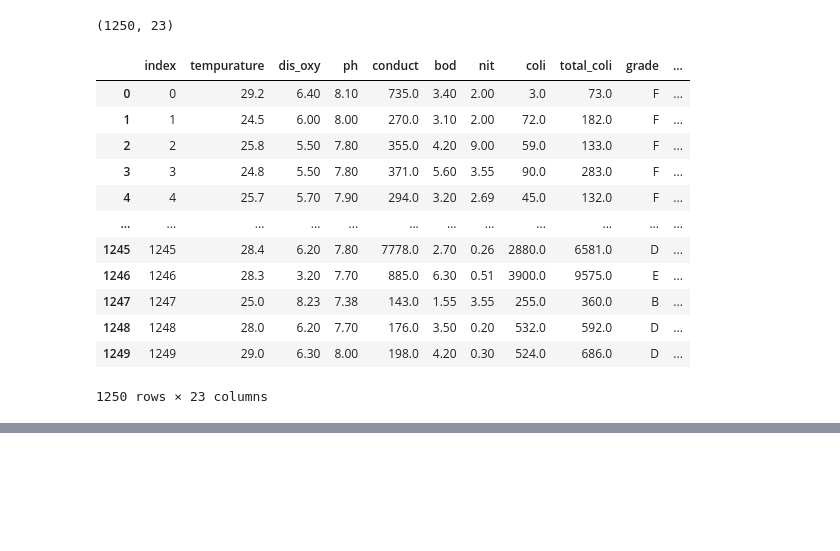
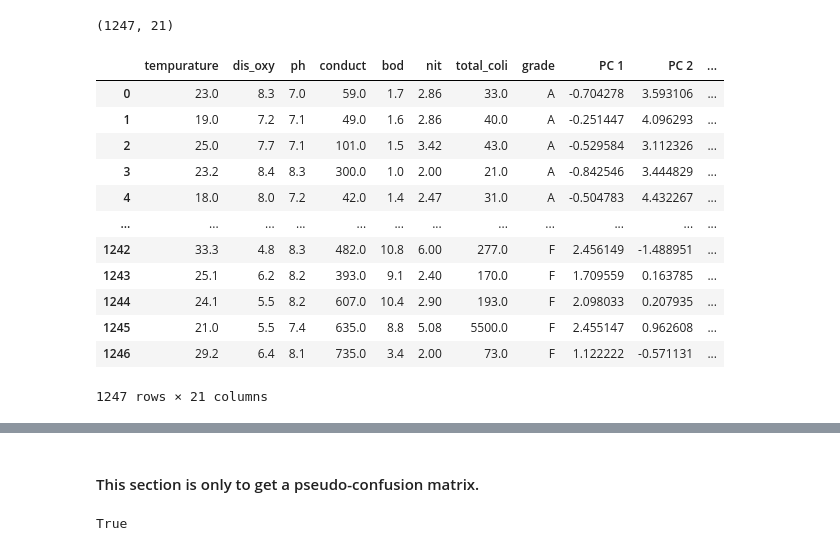
Before and after one commit to Lamismn/Water_Potability_Classification, a Jupyter notebook: water_potability_graded_k_means.ipynb, the cells around one changed output, grey strips where cells are left out. Cells and saved outputs as stored; diff of their text form; code cells hidden in the pictures; blank space fills up the shorter version.

```diff
--- a/water_potability_graded_k_means.ipynb
+++ b/water_potability_graded_k_means.ipynb
@@ -74,0 +90,10 @@ water_df_drop.head(10)
+# %%
+# Sorting DataFrame by grade
+water_df = water_df.sort_values(["grade"])
+# Grab a 1-column DataFrame of the state names
+water_df_sorted = water_df.reset_index(drop=True)
+region_names_df = water_df_sorted[["region"]]
+# coli column is dropped because it isn't one of the criteria for the grading system
+# station_code and region are also dropped as they have no effect on the grading system
+final_water_df = water_df_sorted.drop(["region", "station_code", "coli"], axis=1)
+final_water_df.head()
@@ -75,7 +107,7 @@ water_df_drop.head(10)
 # %%
 # Use get_dummies() to create variables for text features.
-# Creating a new dataframe
-X = pd.get_dummies(water_df_drop, columns=["grade"])
+# Creating a new DataFrame
+X = pd.get_dummies(final_water_df, columns=["grade"])
 print(X.shape)
 X.head(10)
 # %% [output]
@@ -118,7 +150,7 @@ array([[ 0.81481687, -0.80360485, -0.97507007, ..., -0.76396798,
 pcs_df = pd.DataFrame(
     data=X_new, columns=["PC 1", "PC 2", "PC 3", "PC 4",
                          "PC 5", "PC 6", "PC 7", "PC 8",
-                         "PC 9", "PC 10", "PC 11"], index=water_df_drop.index)
+                         "PC 9", "PC 10", "PC 11"], index=final_water_df.index)
 print(pcs_df.shape)
-pcs_df.head(10)
+pcs_df
 # %% [output]
@@ -142,16 +175,0 @@ sum(water_pca.explained_variance_ratio_)
-# %%
-# Create an elbow curve to find the best value for K.
-# Create a list to store values
-inertia = []
-K = list(range(1, 11))
-
-# Calculate the inertia for the range of K values
-for v in K:
-   km = KMeans(n_clusters=v, random_state=0)
-   km.fit(pcs_df)
-   inertia.append(km.inertia_)
-
-# Create the ElbowCurve using hvPlot
-elbow_data = {"K": K, "inertia": inertia}
-df_elbow = pd.DataFrame(elbow_data)
-df_elbow.hvplot.line(x="K", y="inertia", xticks=K, title="Elbow Curve")
@@ -172,28 +188,28 @@ array([5, 5, 5, ..., 1, 4, 4])
 # %%
-clustered_df = pd.concat([water_df_drop, pcs_df], axis=1)
+clustered_df = pd.concat([final_water_df, pcs_df], axis=1)
 clustered_df = pd.concat([clustered_df, region_names_df], axis=1)
 
 # Add a new column, "Class" to the clustered_df DataFrame that holds the predictions.
 clustered_df["Class"] = model.labels_
 
 # Print the shape of the clustered_df
 print(clustered_df.shape)
 clustered_df
 # %% [output]
-(1250, 23)
+(1247, 21)
-|  | index | tempurature | dis_oxy | ph | conduct | bod | nit | coli | total_coli | grade | ... |
-| 0 | 0 | 29.2 | 6.40 | 8.10 | 735.0 | 3.40 | 2.00 | 3.0 | 73.0 | F | ... |
-| 1 | 1 | 24.5 | 6.00 | 8.00 | 270.0 | 3.10 | 2.00 | 72.0 | 182.0 | F | ... |
-| 2 | 2 | 25.8 | 5.50 | 7.80 | 355.0 | 4.20 | 9.00 | 59.0 | 133.0 | F | ... |
-| 3 | 3 | 24.8 | 5.50 | 7.80 | 371.0 | 5.60 | 3.55 | 90.0 | 283.0 | F | ... |
-| 4 | 4 | 25.7 | 5.70 | 7.90 | 294.0 | 3.20 | 2.69 | 45.0 | 132.0 | F | ... |
+|  | tempurature | dis_oxy | ph | conduct | bod | nit | total_coli | grade | PC 1 | PC 2 | ... |
+| 0 | 23.0 | 8.3 | 7.0 | 59.0 | 1.7 | 2.86 | 33.0 | A | -0.704278 | 3.593106 | ... |
+| 1 | 19.0 | 7.2 | 7.1 | 49.0 | 1.6 | 2.86 | 40.0 | A | -0.251447 | 4.096293 | ... |
+| 2 | 25.0 | 7.7 | 7.1 | 101.0 | 1.5 | 3.42 | 43.0 | A | -0.529584 | 3.112326 | ... |
+| 3 | 23.2 | 8.4 | 8.3 | 300.0 | 1.0 | 2.00 | 21.0 | A | -0.842546 | 3.444829 | ... |
+| 4 | 18.0 | 8.0 | 7.2 | 42.0 | 1.4 | 2.47 | 31.0 | A | -0.504783 | 4.432267 | ... |
 | ... | ... | ... | ... | ... | ... | ... | ... | ... | ... | ... | ... |
-| 1245 | 1245 | 28.4 | 6.20 | 7.80 | 7778.0 | 2.70 | 0.26 | 2880.0 | 6581.0 | D | ... |
-| 1246 | 1246 | 28.3 | 3.20 | 7.70 | 885.0 | 6.30 | 0.51 | 3900.0 | 9575.0 | E | ... |
-| 1247 | 1247 | 25.0 | 8.23 | 7.38 | 143.0 | 1.55 | 3.55 | 255.0 | 360.0 | B | ... |
-| 1248 | 1248 | 28.0 | 6.20 | 7.70 | 176.0 | 3.50 | 0.20 | 532.0 | 592.0 | D | ... |
-| 1249 | 1249 | 29.0 | 6.30 | 8.00 | 198.0 | 4.20 | 0.30 | 524.0 | 686.0 | D | ... |
+| 1242 | 33.3 | 4.8 | 8.3 | 482.0 | 10.8 | 6.00 | 277.0 | F | 2.456149 | -1.488951 | ... |
+| 1243 | 25.1 | 6.2 | 8.2 | 393.0 | 9.1 | 2.40 | 170.0 | F | 1.709559 | 0.163785 | ... |
+| 1244 | 24.1 | 5.5 | 8.2 | 607.0 | 10.4 | 2.90 | 193.0 | F | 2.098033 | 0.207935 | ... |
+| 1245 | 21.0 | 5.5 | 7.4 | 635.0 | 8.8 | 5.08 | 5500.0 | F | 2.455147 | 0.962608 | ... |
+| 1246 | 29.2 | 6.4 | 8.1 | 735.0 | 3.4 | 2.00 | 73.0 | F | 1.122222 | -0.571131 | ... |
-1250 rows × 23 columns
+1247 rows × 21 columns
 # %%
 # Create a table
 clustered_df.hvplot.table(columns=['region','grade','tempurature','dis_oxy','ph',
@@ -201,2 +217,4 @@ clustered_df.hvplot.table(columns=['region','grade','tempurature','dis_oxy','ph'
 # %% [output]
 [interactive output not drawn]
+# %% [markdown]
+#### This section is only to get a pseudo-confusion matrix.
@@ -202,0 +229,11 @@ clustered_df.hvplot.table(columns=['region','grade','tempurature','dis_oxy','ph'
+# %%
+# Writing a small helper function that returns True if every row value in an inputted column is exactly the same
+def is_unique(s):
+    a = s.to_numpy()
+    return (a[0] == a).all()
+
+# Prints a True/False value if a grade's class value only contains one unique value and if it's the same case for every other grade.
+print(is_unique(grade_a['Class']) and is_unique(grade_b['Class']) and is_unique(grade_c['Class']) and
+     is_unique(grade_d['Class']) and is_unique(grade_e['Class']) and is_unique(grade_f['Class']))
+# %% [output]
+True
```
Also changed, not shown: parts of 21 cells of this notebook, 1 other file.
